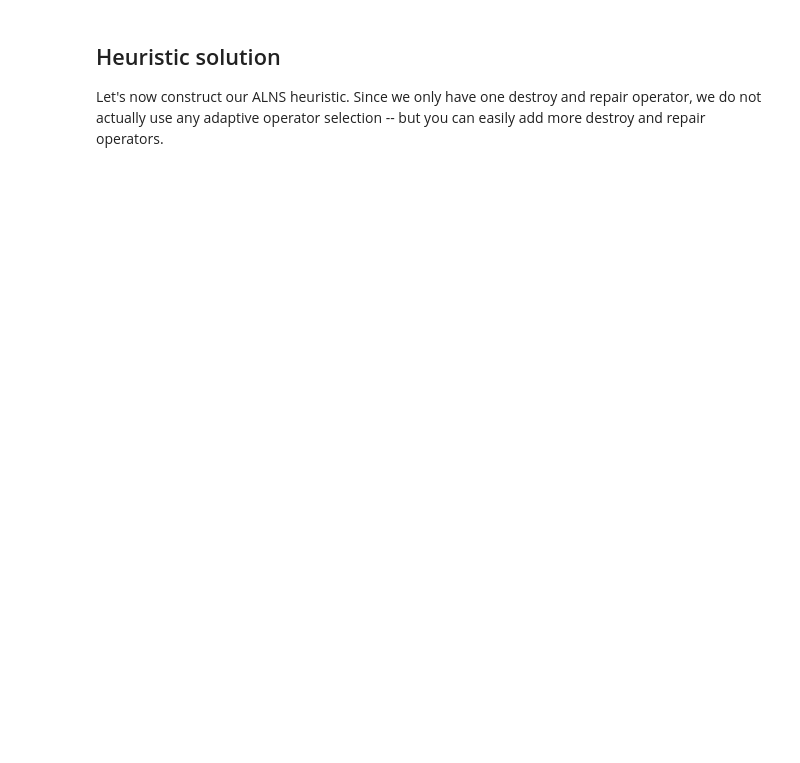
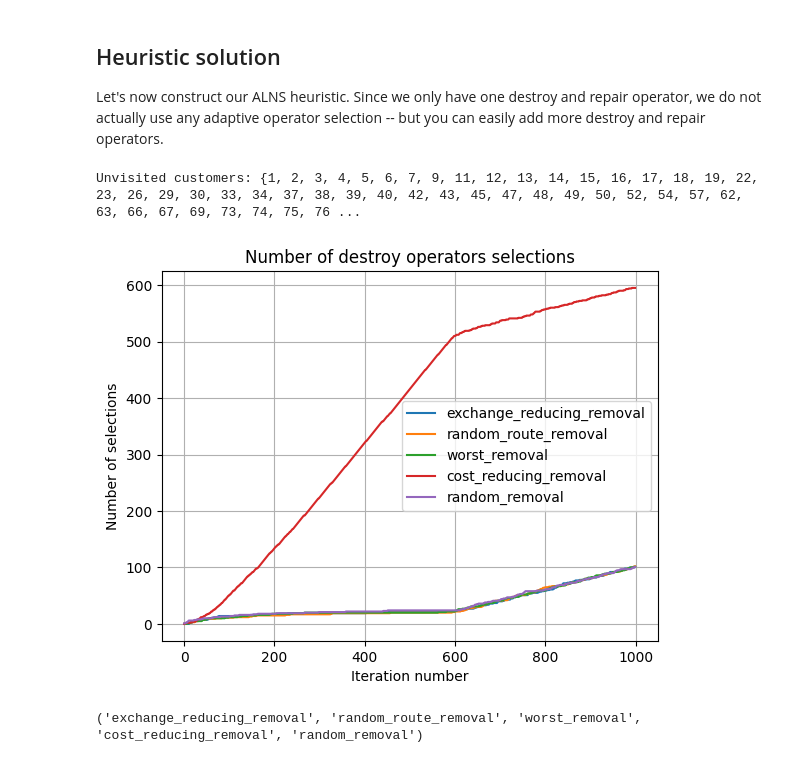
Before and after one commit to pettepiero/Dial-a-ride, a Jupyter notebook: cvrptw/wang-2024.ipynb, the cells around one changed output. Drawn from its saved outputs; the diff is of its cells as text; code cells hidden in the pictures; blank space fills up the shorter version.

Commit message:
Added plots on number of destroy ops selection, done modifying ALNS library locally

```diff
--- a/cvrptw/wang-2024.ipynb
+++ b/cvrptw/wang-2024.ipynb
@@ -124,10 +170,36 @@ alns.add_repair_operator(greey_repair_wang)
 # %%
-num_iterations = 2000
+num_iterations = 1000
 init = nearest_neighbor_tw()
 select = RouletteWheel([25, 5, 1, 0], 0.8, 5, 1)
 accept = RecordToRecordTravel.autofit(
     init.objective(), 0.02, 0, num_iterations
 )
 stop = MaxIterations(num_iterations)
-result = alns.iterate(init, select, accept, stop)
+result, operators_log = alns.iterate(init, select, accept, stop, data=data)
+# %% [output]
+Unvisited customers: {1, 2, 3, 4, 5, 6, 7, 9, 11, 12, 13, 14, 15, 16, 17, 18, 19, 22, 23, 26, 29, 30, 33, 34, 37, 38, 39, 40, 42, 43, 45, 47, 48, 49, 50, 52, 54, 57, 62, 63, 66, 67, 69, 73, 74, 75, 76 ...
+# %%
+cumulative_sums = np.cumsum(operators_log, axis=0)  # Plot each column
+rows = np.arange(operators_log.shape[0])
+
+operators = tuple(result.statistics.destroy_operator_counts.keys())
+
+for col_idx in range(operators_log.shape[1]):
+    plt.plot(rows, cumulative_sums[:, col_idx], label=f"{operators[col_idx]}")
+
+# Customize plot
+plt.xlabel("Iteration number")
+plt.ylabel("Number of selections")
+plt.title("Number of destroy operators selections")
+plt.legend()
+plt.grid(True)
+plt.show()
+# %% [output]
+[figure, added]
+# %%
+results_df = pd.DataFrame(result.statistics.destroy_operator_counts)
+
+print(tuple(result.statistics.destroy_operator_counts.keys()))
+# %% [output]
+('exchange_reducing_removal', 'random_route_removal', 'worst_removal', 'cost_reducing_removal', 'random_removal')
 # %%
```
Also changed, not shown: parts of 16 cells of this notebook, 3 other files.
